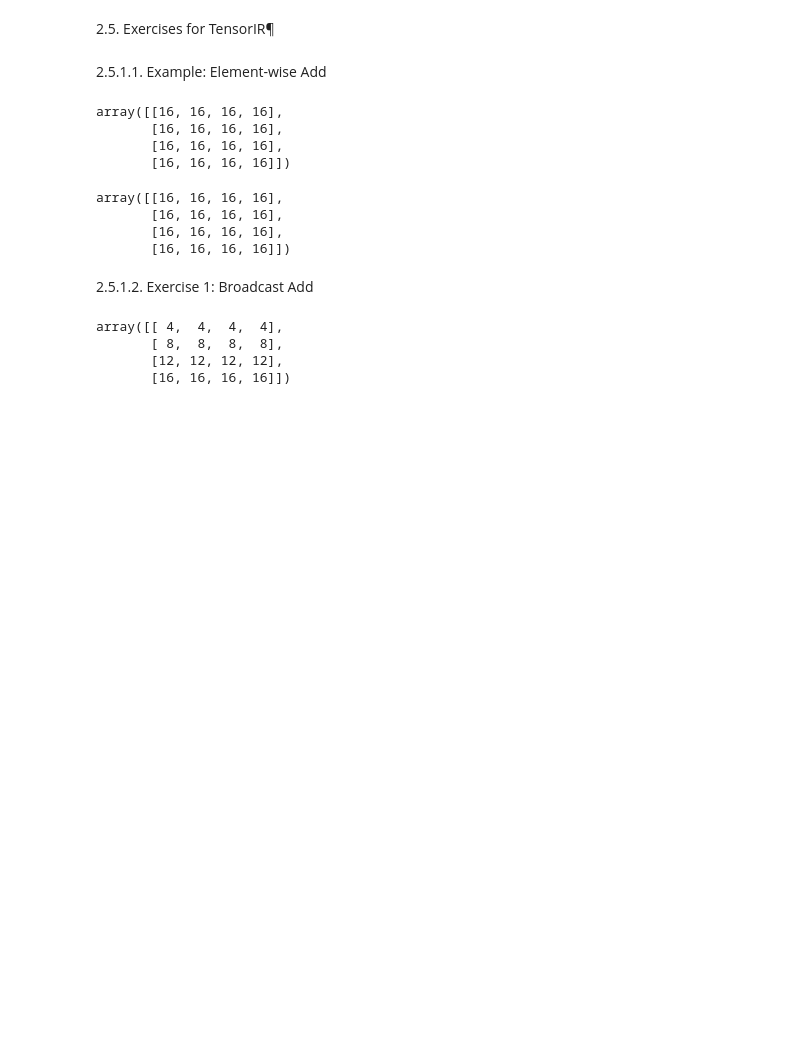
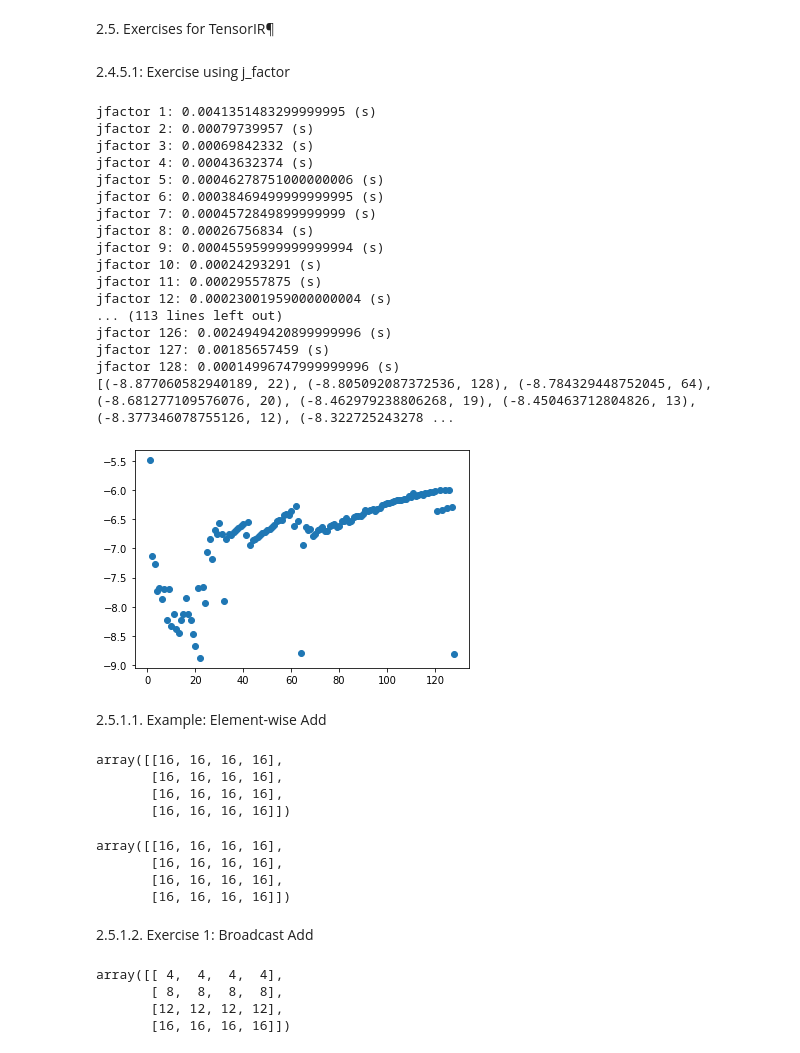
Before and after one commit to AndrewZhaoLuo/mlc-ai-2022-notebooks, a Jupyter notebook: exercises/exercises_2.5.ipynb, the cells around one changed output. Cells and saved outputs as stored; diff of their text form; code cells hidden in the pictures; blank space fills up the shorter version.

Commit message:
add jfactor exercise

```diff
--- a/exercises/exercises_2.5.ipynb
+++ b/exercises/exercises_2.5.ipynb
@@ -8,0 +11,24 @@ from tvm.script import tir as T
+# %% [markdown]
+2.4.5.1: Exercise using j_factor
+# %%
+@tvm.script.ir_module
+class MyModule:
+    @T.prim_func
+    def mm_relu(A: T.Buffer[(128, 128), "float32"],
+                B: T.Buffer[(128, 128), "float32"],
+                C: T.Buffer[(128, 128), "float32"]):
+        T.func_attr({"global_symbol": "mm_relu", "tir.noalias": True})
+        Y = T.alloc_buffer((128, 128), dtype="float32")
+        for i, j, k in T.grid(128, 128, 128):
+            with T.block("Y"):
+                vi = T.axis.spatial(128, i)
+                vj = T.axis.spatial(128, j)
+                vk = T.axis.reduce(128, k)
+                with T.init():
+                    Y[vi, vj] = T.float32(0)
+                Y[vi, vj] = Y[vi, vj] + A[vi, vk] * B[vk, vj]
+        for i, j in T.grid(128, 128):
+            with T.block("C"):
+                vi = T.axis.spatial(128, i)
+                vj = T.axis.spatial(128, j)
+                C[vi, vj] = T.max(Y[vi, vj], T.float32(0))
@@ -9,3 +60,45 @@ from tvm.script import tir as T
+# %%
+mean_benchmarks = []
+jfactors = []
+
+for jfactor in range(1, 129):
+    times = []
+    for repeats in range(10):
+        time, mod_transformed = try_with_jfactor(jfactor)
+        times.append(time)
+    mean_benchmark = sum(times) / len(times)
+    print(f"jfactor {jfactor}: {mean_benchmark} (s)")
+    mean_benchmarks.append(mean_benchmark)
+    jfactors.append(jfactor)
+
+log_mean_benchmarks = [math.log(d) for d in mean_benchmarks]
+plt.scatter(jfactors, log_mean_benchmarks)
+
+log_mean_benchmarks = [(log_mean_benchmarks[i], i + 1) for i in range(len(log_mean_benchmarks))]
+log_mean_benchmarks = sorted(log_mean_benchmarks)
+print(log_mean_benchmarks)
+
+# 22 jfactor, 128, and 64 are the fastest! Weird that 22 is so fast...
+# Also shape of graph is weird... perhaps related to some kind of codegen thing?
+# %% [output]
+jfactor 1: 0.0041351483299999995 (s)
+jfactor 2: 0.00079739957 (s)
+jfactor 3: 0.00069842332 (s)
+jfactor 4: 0.00043632374 (s)
+jfactor 5: 0.00046278751000000006 (s)
+jfactor 6: 0.00038469499999999995 (s)
+jfactor 7: 0.0004572849899999999 (s)
+jfactor 8: 0.00026756834 (s)
+jfactor 9: 0.00045595999999999994 (s)
+jfactor 10: 0.00024293291 (s)
+jfactor 11: 0.00029557875 (s)
+jfactor 12: 0.00023001959000000004 (s)
+... (113 lines left out)
+jfactor 126: 0.0024949420899999996 (s)
+jfactor 127: 0.00185657459 (s)
+jfactor 128: 0.00014996747999999996 (s)
+[(-8.877060582940189, 22), (-8.805092087372536, 128), (-8.784329448752045, 64), (-8.681277109576076, 20), (-8.462979238806268, 19), (-8.450463712804826, 13), (-8.377346078755126, 12), (-8.322725243278 ...
+[figure, added]
 # %% [markdown]
 2.5.1.1. Example: Element-wise Add
 # %%
```
Also changed, not shown: parts of 5 cells of this notebook.
